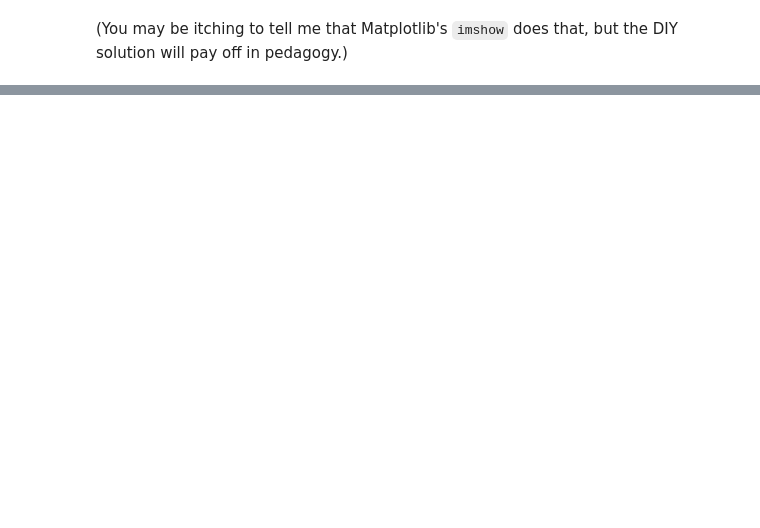
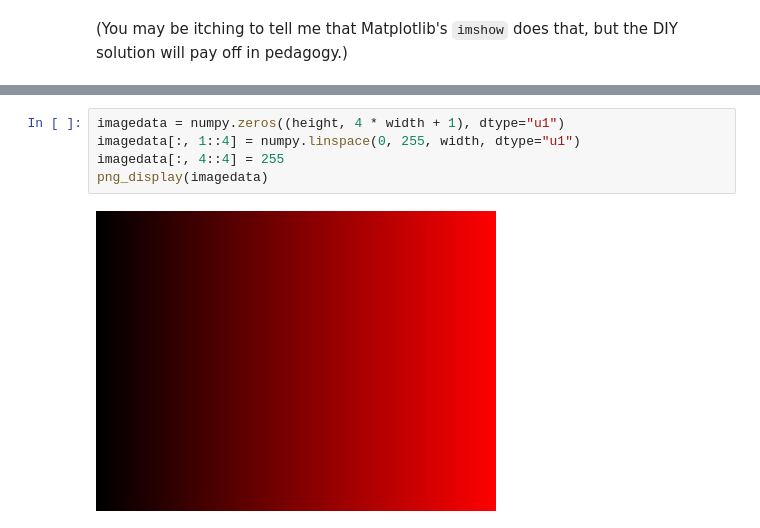
Before and after one commit to jpivarski-talks/python-numpy-mini-course, a Jupyter notebook: 2-just-numpy.ipynb, the cells around one changed output, grey strips where cells are left out. Drawn from its saved outputs; the diff is of its cells as text; blank space fills up the shorter version.

```diff
--- a/2-just-numpy.ipynb
+++ b/2-just-numpy.ipynb
@@ -801,0 +835,7 @@ png_display(imagedata)
+# %%
+imagedata = numpy.zeros((height, 4 * width + 1), dtype="u1")
+imagedata[:, 1::4] = numpy.linspace(0, 255, width, dtype="u1")
+imagedata[:, 4::4] = 255
+png_display(imagedata)
+# %% [output]
+[figure, added]
```
Also changed, not shown: parts of 38 cells of this notebook.
